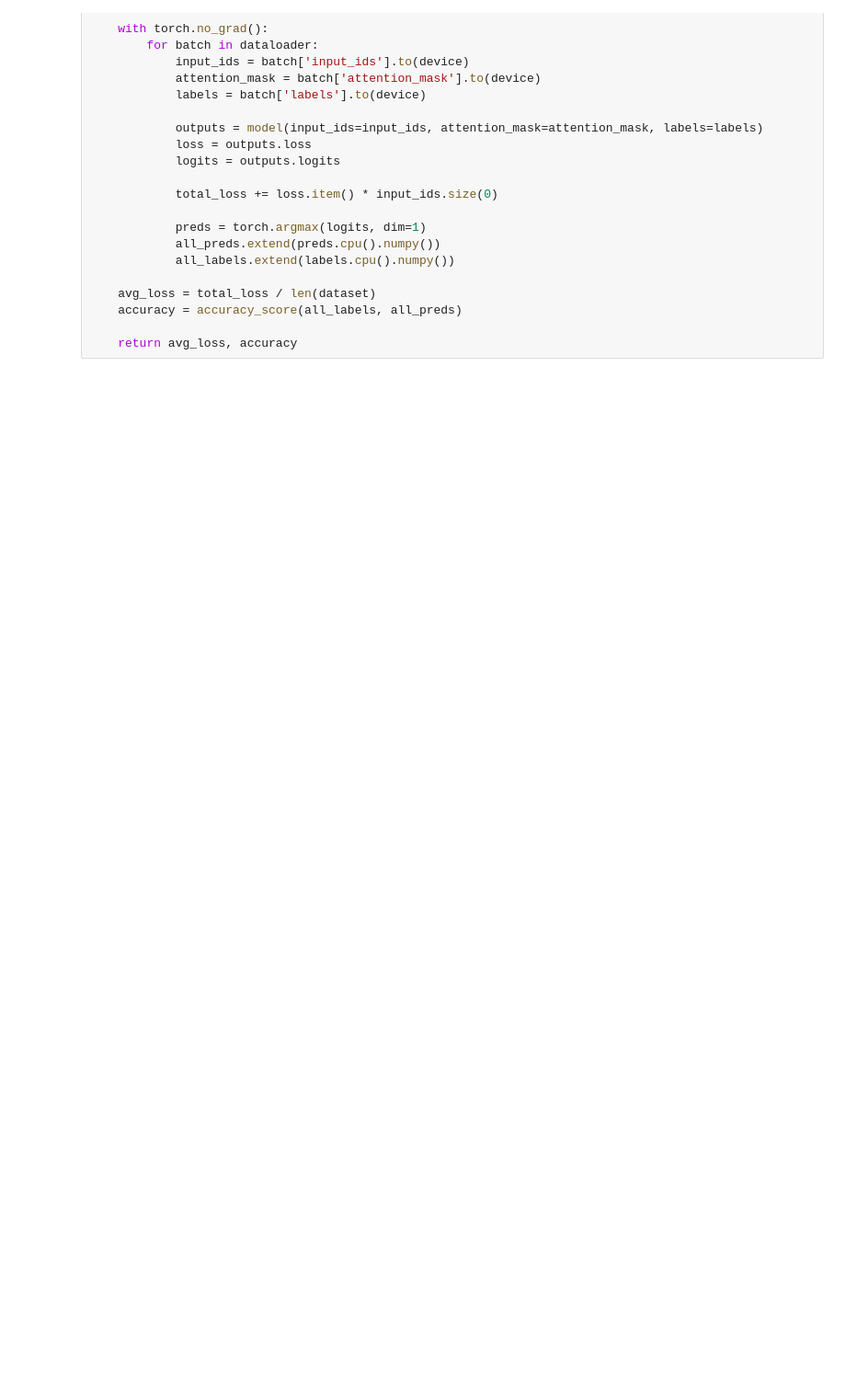
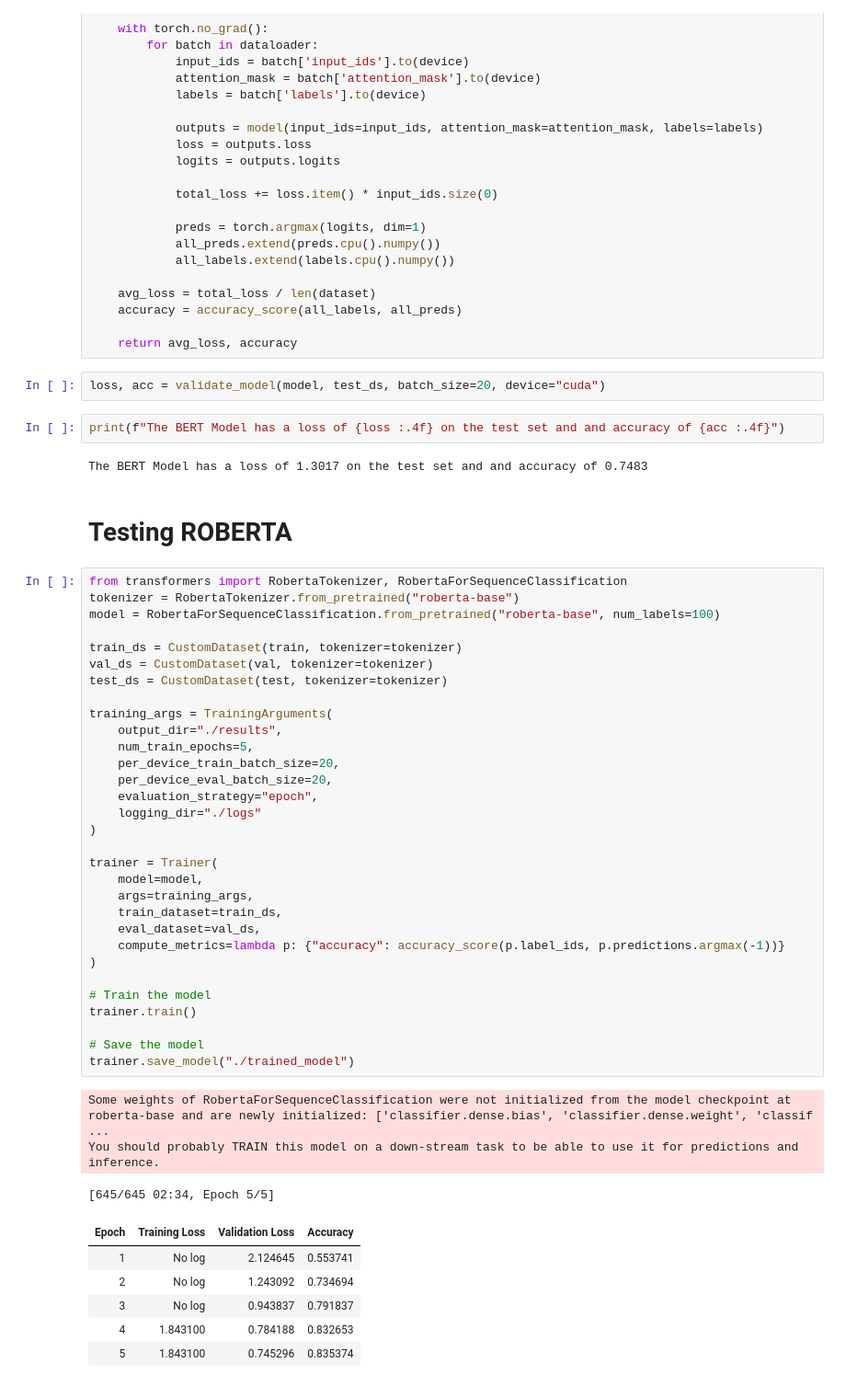
Before and after one commit to LukasBeckers/training, a Jupyter notebook: TextClassifier.ipynb, the cells around one changed output. Shown at 92% size. Cells and saved outputs as stored; diff of their text form; blank space fills up the shorter version.

```diff
--- a/TextClassifier.ipynb
+++ b/TextClassifier.ipynb
@@ -198,3 +203,52 @@ def validate_model(model, dataset, batch_size=20, device=None):
     accuracy = accuracy_score(all_labels, all_preds)
 
     return avg_loss, accuracy
+# %%
+loss, acc = validate_model(model, test_ds, batch_size=20, device="cuda")
+# %%
+print(f"The BERT Model has a loss of {loss :.4f} on the test set and and accuracy of {acc :.4f}")
+# %% [output]
+The BERT Model has a loss of 1.3017 on the test set and and accuracy of 0.7483
+# %% [markdown]
+# Testing ROBERTA
+# %%
+from transformers import RobertaTokenizer, RobertaForSequenceClassification
+tokenizer = RobertaTokenizer.from_pretrained("roberta-base")
+model = RobertaForSequenceClassification.from_pretrained("roberta-base", num_labels=100)
+
+train_ds = CustomDataset(train, tokenizer=tokenizer)
+val_ds = CustomDataset(val, tokenizer=tokenizer)
+test_ds = CustomDataset(test, tokenizer=tokenizer)
+
+training_args = TrainingArguments(
+    output_dir="./results",
+    num_train_epochs=5,
+    per_device_train_batch_size=20,
+    per_device_eval_batch_size=20,
+    evaluation_strategy="epoch",
+    logging_dir="./logs"
+)
+
+trainer = Trainer(
+    model=model,
+    args=training_args,
+    train_dataset=train_ds,
+    eval_dataset=val_ds,
+    compute_metrics=lambda p: {"accuracy": accuracy_score(p.label_ids, p.predictions.argmax(-1))}
+)
+
+# Train the model
+trainer.train()
+
+# Save the model
+trainer.save_model("./trained_model")
+# %% [output]
+Some weights of RobertaForSequenceClassification were not initialized from the model checkpoint at roberta-base and are newly initialized: ['classifier.dense.bias', 'classifier.dense.weight', 'classif ...
+You should probably TRAIN this model on a down-stream task to be able to use it for predictions and inference.
+[645/645 02:34, Epoch 5/5]
+| Epoch | Training Loss | Validation Loss | Accuracy |
+| 1 | No log | 2.124645 | 0.553741 |
+| 2 | No log | 1.243092 | 0.734694 |
+| 3 | No log | 0.943837 | 0.791837 |
+| 4 | 1.843100 | 0.784188 | 0.832653 |
+| 5 | 1.843100 | 0.745296 | 0.835374 |
```
Also changed, not shown: parts of 3 cells of this notebook, 2 other files.
